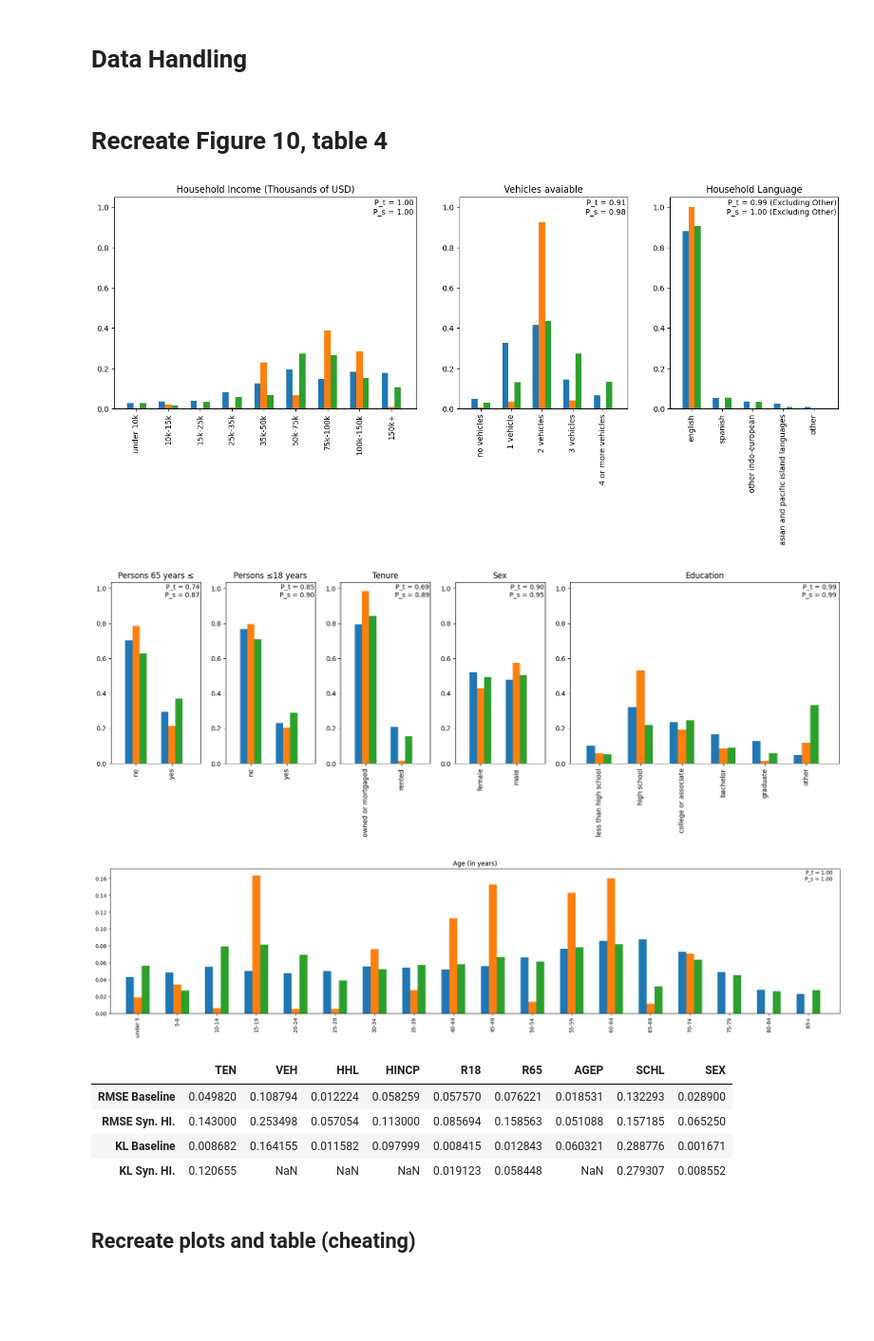
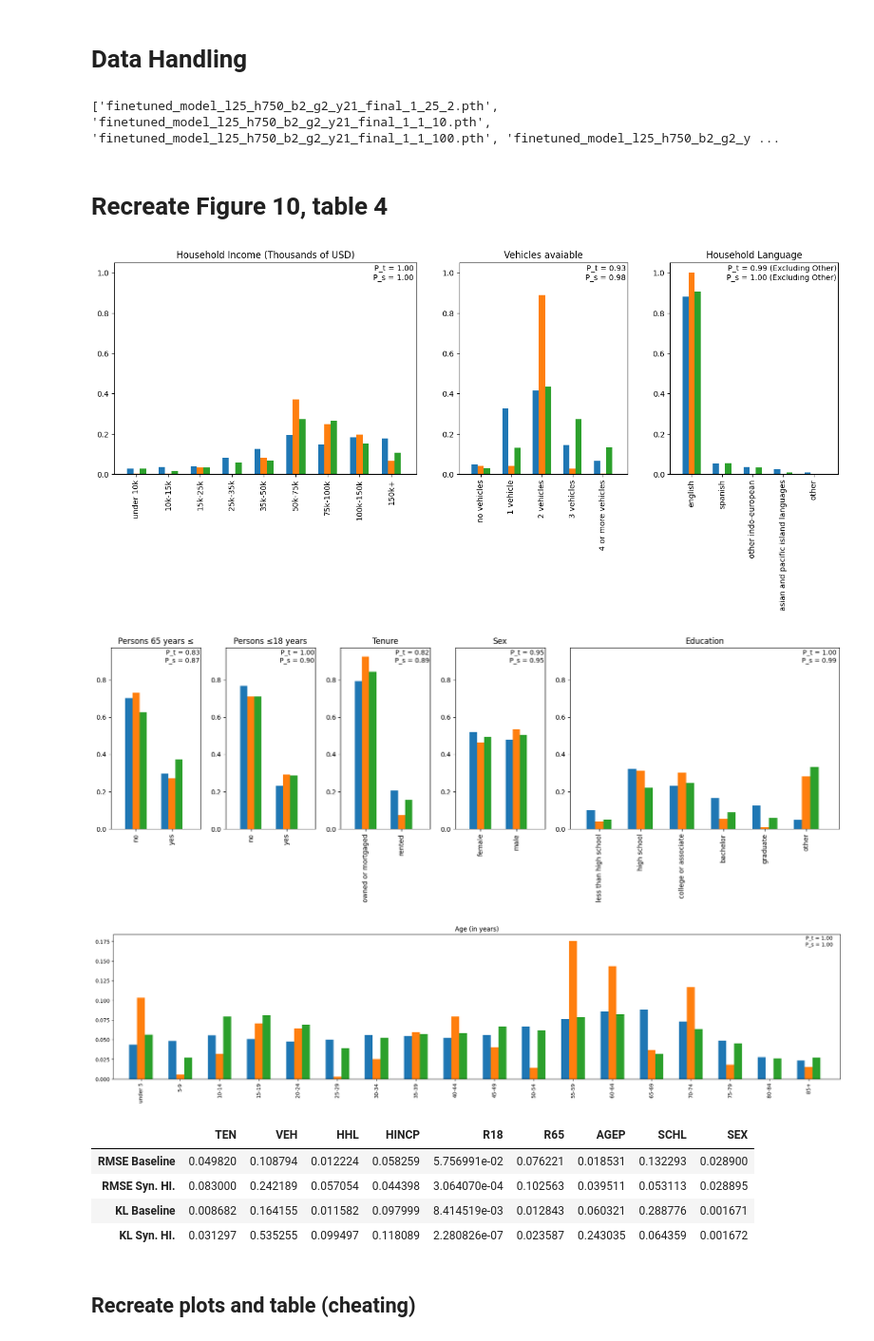
Before and after one commit to fabi-kb/GNN_Project, a Jupyter notebook: finetune_analysis.ipynb, the cells around one changed output. Shown at 95% size. Cells and saved outputs as stored; diff of their text form; code cells hidden in the pictures; blank space fills up the shorter version.

```diff
--- a/finetune_analysis.ipynb
+++ b/finetune_analysis.ipynb
@@ -19,12 +21,16 @@ from vae import GroupHardMax
 from finetuner import get_matching_indices
 # %%
 # Functions
-
 def rmse(arr1, arr2):
     return np.sqrt(((arr1 - arr2)**2).sum()/len(arr1))
 
 def kl(arr1, arr2):
-    return np.sum(arr1*np.log(arr1/arr2))
+    if np.any((arr1 > 0) & (arr2 == 0)):
+        return np.inf
+
+    convention_mask  = ~((arr1==0) & (arr2!=0)) # Ensures contributions of 0 for 0log(0)
+    return np.sum(arr1[convention_mask]*np.log(arr1[convention_mask]/arr2[convention_mask]))
+
 def plot_vars_bars(marginals, predicted_marginals, state_marginals, variables, legend=False, figsize= (10,5), bbox_to_anchor = (1,1), img_name = None):
     num_keys_per_variable = []
     num_keys = 0
@@ -189,6 +195,13 @@ variables_dict = {
 }
 # %% [markdown]
 # Data Handling
+# %%
+# Choose model
+model_names = os.listdir('/workspace/finetuned_models/predictions')
+print(model_names)
+model_name = model_names[1]
+# %% [output]
+['finetuned_model_l25_h750_b2_g2_y21_final_1_25_2.pth', 'finetuned_model_l25_h750_b2_g2_y21_final_1_1_10.pth', 'finetuned_model_l25_h750_b2_g2_y21_final_1_1_100.pth', 'finetuned_model_l25_h750_b2_g2_y ...
 # %%
 # Read state data
 # Get pums_data and marginals
@@ -204,15 +217,15 @@ with open("/workspace/data/ACS_tract_tables/Delaware50101/marginals.json") as f:
 prediction_folder = '/workspace/finetuned_models/predictions/' # Get path
 
 prediction_paths = os.listdir(prediction_folder)
-prediction_path = prediction_folder + prediction_paths[0]
+prediction_path = prediction_folder + model_name
 
-predictions_torch = torch.load(prediction_path) # Load
-predictions_unchanged = predictions_torch.detach().cpu().numpy()
+predictions_torch = torch.load(prediction_path, map_location=torch.device('cpu') ) # Load
+predictions_unchanged = predictions_torch.detach().numpy()
 
 
 hardmax = GroupHardMax(group_sizes) # Make one-hot
 predictions_onehot = hardmax(predictions_torch)
-synth_data = predictions_onehot.detach().cpu().numpy()
+synth_data = predictions_onehot.detach().numpy()
 
 # Get marginals for predicted, predicted_cheating and state data
 household_indices, personal_indices, nan_indices = get_matching_indices(marginals, list(pums_data.columns))
@@ -291,19 +302,19 @@ individuals = [sex_dict, education_dict, age_dict]
 # %% [markdown]
 # Recreate Figure 10, table 4
 # %%
-plot_vars_bars(marginals, predicted_marginals, state_marginals, ['HINCP', 'VEH', 'HHL'], legend=False, figsize = (17,5), img_name = 'plots1')
-plot_vars_bars(marginals, predicted_marginals, state_marginals, ['R65', 'R18', 'TEN', 'SEX', 'SCHL'], legend=False, figsize = (20,5), img_name = 'plots2')
-plot_vars_bars(marginals, predicted_marginals, state_marginals, ['AGEP'], legend=False, figsize = (25,5), bbox_to_anchor = (0.65, -0.3), img_name = 'plots3')
+plot_vars_bars(marginals, predicted_marginals, state_marginals, ['HINCP', 'VEH', 'HHL'], legend=False, figsize = (17,5), img_name = 'fig10_1')
+plot_vars_bars(marginals, predicted_marginals, state_marginals, ['R65', 'R18', 'TEN', 'SEX', 'SCHL'], legend=False, figsize = (20,5), img_name = 'fig10_2')
+plot_vars_bars(marginals, predicted_marginals, state_marginals, ['AGEP'], legend=False, figsize = (25,5), bbox_to_anchor = (0.65, -0.3), img_name = 'fig10_3')
 create_table(marginals, predicted_marginals, state_marginals, 'table4')
 # %% [output]
-[figure, old version]
+[figure, new version]
-[figure, old version]
+[figure, new version]
-[figure, old version]
+[figure, new version]
 |  | TEN | VEH | HHL | HINCP | R18 | R65 | AGEP | SCHL | SEX |
-| RMSE Baseline | 0.049820 | 0.108794 | 0.012224 | 0.058259 | 0.057570 | 0.076221 | 0.018531 | 0.132293 | 0.028900 |
-| RMSE Syn. HI. | 0.143000 | 0.253498 | 0.057054 | 0.113000 | 0.085694 | 0.158563 | 0.051088 | 0.157185 | 0.065250 |
-| KL Baseline | 0.008682 | 0.164155 | 0.011582 | 0.097999 | 0.008415 | 0.012843 | 0.060321 | 0.288776 | 0.001671 |
-| KL Syn. HI. | 0.120655 | NaN | NaN | NaN | 0.019123 | 0.058448 | NaN | 0.279307 | 0.008552 |
+| RMSE Baseline | 0.049820 | 0.108794 | 0.012224 | 0.058259 | 5.756991e-02 | 0.076221 | 0.018531 | 0.132293 | 0.028900 |
+| RMSE Syn. HI. | 0.083000 | 0.242189 | 0.057054 | 0.044398 | 3.064070e-04 | 0.102563 | 0.039511 | 0.053113 | 0.028895 |
+| KL Baseline | 0.008682 | 0.164155 | 0.011582 | 0.097999 | 8.414519e-03 | 0.012843 | 0.060321 | 0.288776 | 0.001671 |
+| KL Syn. HI. | 0.031297 | 0.535255 | 0.099497 | 0.118089 | 2.280826e-07 | 0.023587 | 0.243035 | 0.064359 | 0.001672 |
 # %% [markdown]
 ## Recreate plots and table (cheating)
 # %%
```
Also changed, not shown: parts of 13 cells of this notebook.
